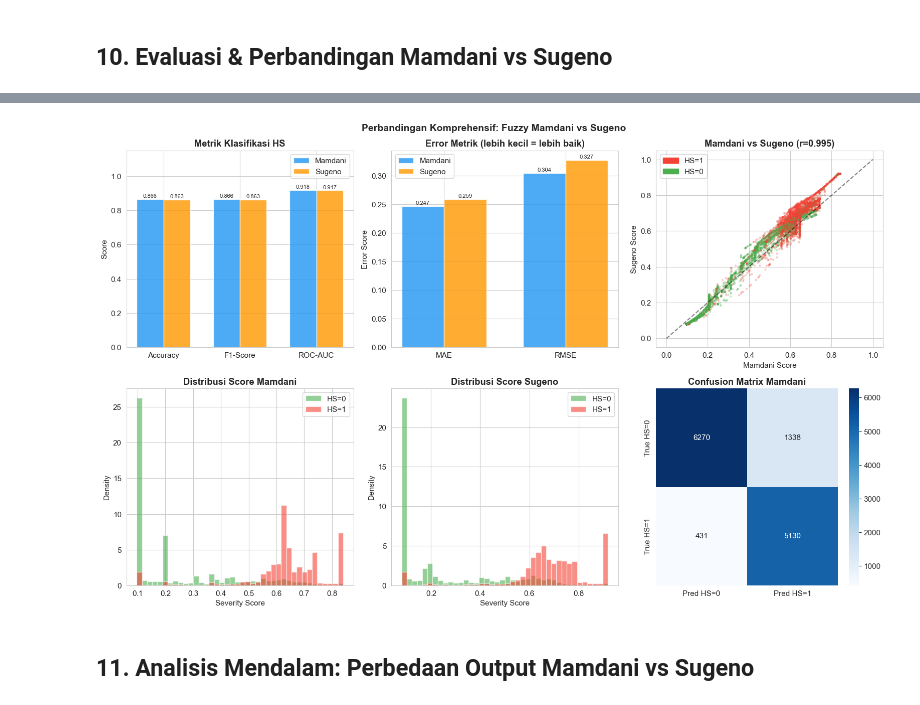
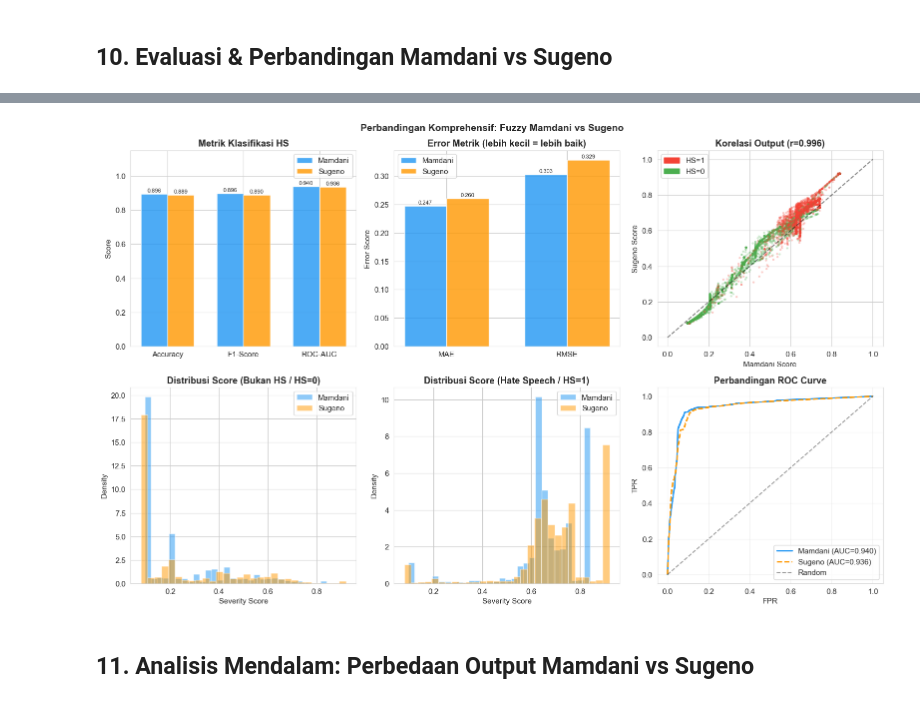
Before and after one commit to FoolishOtaku/dka-hate-speech-sentiment-analysis, a Jupyter notebook: hate_speech_fuzzy_dl_FIXED.ipynb, the cells around one changed output, grey strips where cells are left out. Drawn from its saved outputs; the diff is of its cells as text; code cells hidden in the pictures.

```diff
--- a/hate_speech_fuzzy_dl_FIXED.ipynb
+++ b/hate_speech_fuzzy_dl_FIXED.ipynb
@@ -1195,9 +1099,8 @@ Korelasi M↔S                   0.9952
 ═══════════════════════════════════════════════════════
 # %%
-# ── Visualisasi Perbandingan Komprehensif ──
 fig, axes = plt.subplots(2, 3, figsize=(16, 10))
 
-# Plot 1: Bar metrik performa
+# Plot 1: Bar metrik performa (Mamdani vs Sugeno)
 ax = axes[0,0]
 metrics_labels = ['Accuracy', 'F1-Score', 'ROC-AUC']
 mamdani_vals   = [acc_m, f1_m, auc_m]
@@ -1213,7 +1116,7 @@ ax.legend()
 for b, v in zip(list(b1)+list(b2), mamdani_vals+sugeno_vals):
     ax.text(b.get_x()+b.get_width()/2, b.get_height()+0.01, f'{v:.3f}', ha='center', fontsize=8)
 
-# Plot 2: MAE / RMSE Bar
+# Plot 2: MAE / RMSE Bar (Mamdani vs Sugeno)
 ax = axes[0,1]
 err_labels = ['MAE', 'RMSE']
 err_m = [mae_m, rmse_m]
@@ -1226,52 +1129,54 @@ ax.set_title('Error Metrik (lebih kecil = lebih baik)', fontweight='bold')
 ax.set_ylabel('Error Score')
 ax.legend()
 for b, v in zip(list(b3)+list(b4), err_m+err_s):
     ax.text(b.get_x()+b.get_width()/2, b.get_height()+0.003, f'{v:.3f}', ha='center', fontsize=8)
 
-# Plot 3: Scatter Mamdani vs Sugeno
+# Plot 3: Scatter Mamdani vs Sugeno Scores
 ax = axes[0,2]
 colors_scatter = df['HS'].map({0:'#4CAF50', 1:'#F44336'})
 ax.scatter(df['mamdani_score'], df['sugeno_score'], c=colors_scatter, alpha=0.2, s=5)
 ax.plot([0,1],[0,1], 'k--', alpha=0.5, label='Ideal')
 ax.set_xlabel('Mamdani Score'); ax.set_ylabel('Sugeno Score')
-ax.set_title(f'Mamdani vs Sugeno (r={corr:.3f})', fontweight='bold')
+ax.set_title(f'Korelasi Output (r={corr:.3f})', fontweight='bold')
 hs_patch  = mpatches.Patch(color='#F44336', label='HS=1')
 nhs_patch = mpatches.Patch(color='#4CAF50', label='HS=0')
 ax.legend(handles=[hs_patch, nhs_patch])
 
-# Plot 4: Distribusi Score Mamdani
+# Plot 4: Perbandingan Distribusi Score untuk Bukan HS (HS=0)
 ax = axes[1,0]
-ax.hist(df[df['HS']==0]['mamdani_score'], bins=40, alpha=0.6, color='#4CAF50', label='HS=0', density=True)
-ax.hist(df[df['HS']==1]['mamdani_score'], bins=40, alpha=0.6, color='#F44336', label='HS=1', density=True)
-ax.set_title('Distribusi Score Mamdani', fontweight='bold')
+ax.hist(df[df['HS']==0]['mamdani_score'], bins=30, alpha=0.5, color='#2196F3', label='Mamdani', density=True)
+ax.hist(df[df['HS']==0]['sugeno_score'], bins=30, alpha=0.5, color='#FF9800', label='Sugeno', density=True)
+ax.set_title('Distribusi Score (Bukan HS / HS=0)', fontweight='bold')
 ax.set_xlabel('Severity Score'); ax.set_ylabel('Density')
 ax.legend()
 
-# Plot 5: Distribusi Score Sugeno
+# Plot 5: Perbandingan Distribusi Score untuk Hate Speech (HS=1)
 ax = axes[1,1]
-ax.hist(df[df['HS']==0]['sugeno_score'], bins=40, alpha=0.6, color='#4CAF50', label='HS=0', density=True)
-ax.hist(df[df['HS']==1]['sugeno_score'], bins=40, alpha=0.6, color='#F44336', label='HS=1', density=True)
-ax.set_title('Distribusi Score Sugeno', fontweight='bold')
+ax.hist(df[df['HS']==1]['mamdani_score'], bins=30, alpha=0.5, color='#2196F3', label='Mamdani', density=True)
+ax.hist(df[df['HS']==1]['sugeno_score'], bins=30, alpha=0.5, color='#FF9800', label='Sugeno', density=True)
+ax.set_title('Distribusi Score (Hate Speech / HS=1)', fontweight='bold')
 ax.set_xlabel('Severity Score'); ax.set_ylabel('Density')
 ax.legend()
 
-# Plot 6: Confusion Matrix Mamdani vs Sugeno (HS biner)
+# Plot 6: Perbandingan ROC Curve Mamdani vs Sugeno
 ax = axes[1,2]
-cm_m = confusion_matrix(hs, df['mamdani_hs_pred'])
-cm_s = confusion_matrix(hs, df['sugeno_hs_pred'])
-diff = cm_m.astype(float) - cm_s.astype(float)
-sns.heatmap(cm_m, annot=True, fmt='d', cmap='Blues', ax=ax,
-            xticklabels=['Pred HS=0','Pred HS=1'],
-            yticklabels=['True HS=0','True HS=1'])
-ax.set_title('Confusion Matrix Mamdani', fontweight='bold')
+fpr_m, tpr_m, _ = roc_curve(hs, df['mamdani_score'])
+fpr_s, tpr_s, _ = roc_curve(hs, df['sugeno_score'])
+ax.plot(fpr_m, tpr_m, color='#2196F3', lw=2, label=f'Mamdani (AUC={auc_m:.3f})')
+ax.plot(fpr_s, tpr_s, color='#FF9800', lw=2, linestyle='--', label=f'Sugeno (AUC={auc_s:.3f})')
+ax.plot([0,1],[0,1], 'k--', alpha=0.4, label='Random')
+ax.set_title('Perbandingan ROC Curve', fontweight='bold')
+ax.set_xlabel('FPR'); ax.set_ylabel('TPR')
+ax.legend(loc='lower right')
+ax.grid(True, alpha=0.3)
 
 plt.suptitle('Perbandingan Komprehensif: Fuzzy Mamdani vs Sugeno',
              fontsize=14, fontweight='bold')
 plt.tight_layout()
 plt.savefig('images/comparison.png', bbox_inches='tight')
 plt.show()
 # %% [output]
-[figure, old version]
+[figure, new version]
 # %% [markdown]
 ## 11. Analisis Mendalam: Perbedaan Output Mamdani vs Sugeno
 # %%
```
Also changed, not shown: parts of 34 cells of this notebook, 9 other files.
